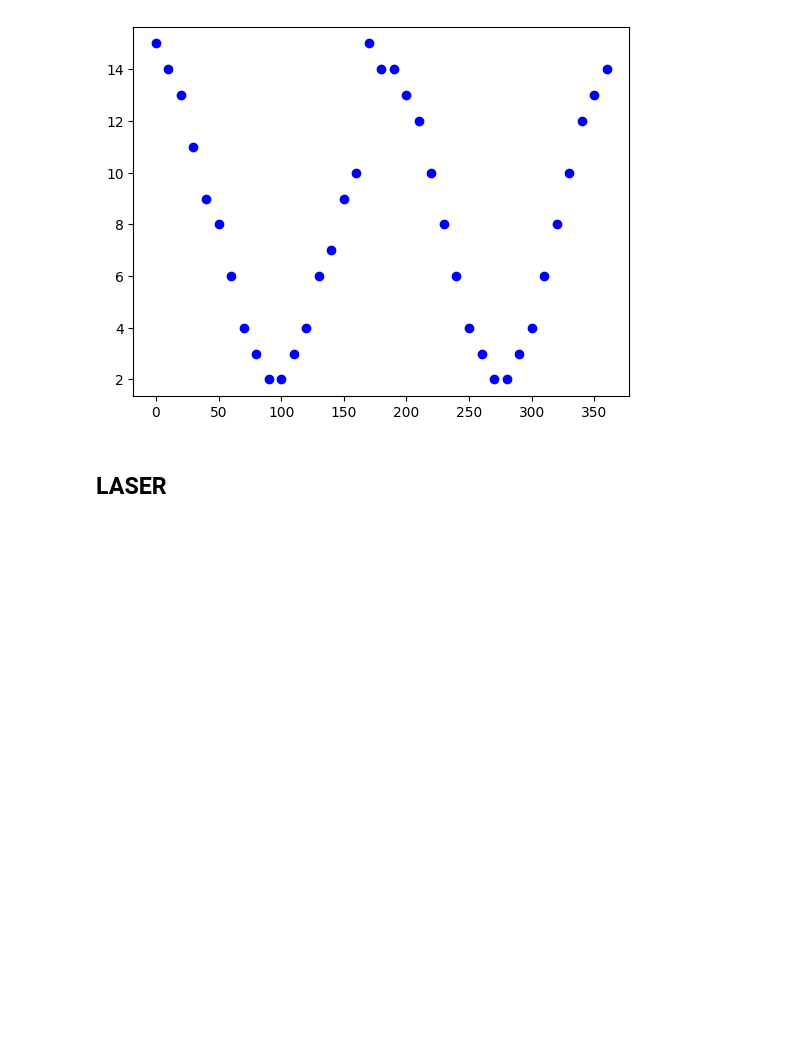
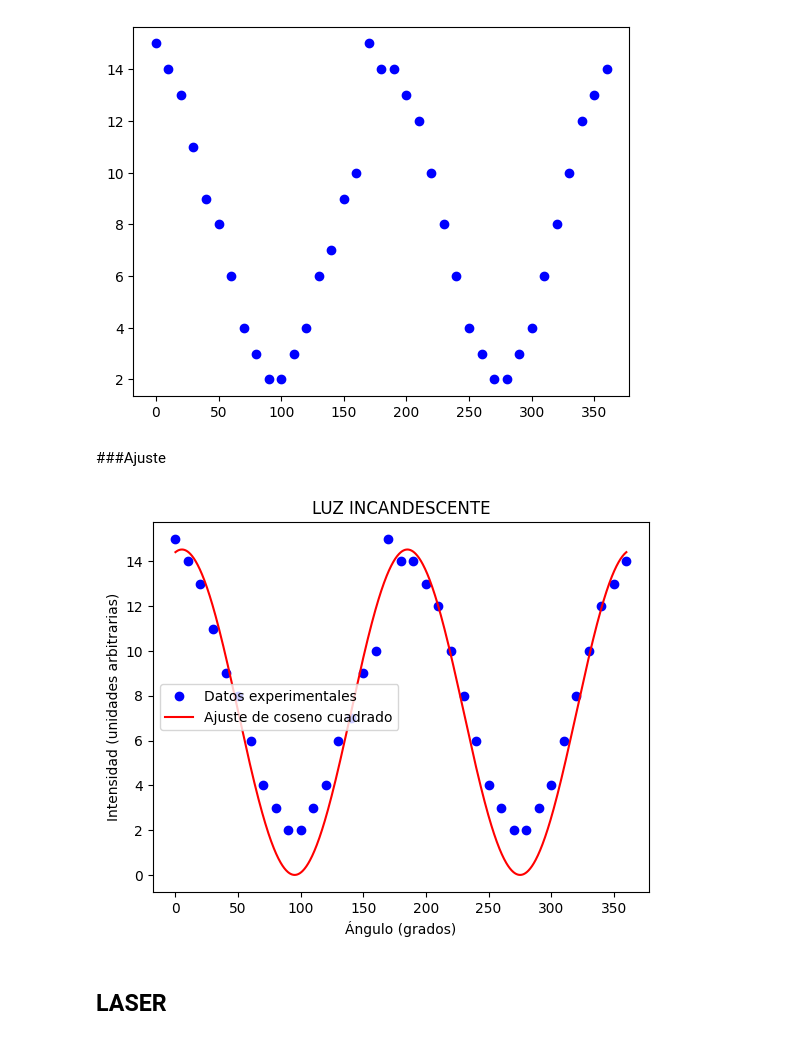
Before and after one commit to MaximilianoVM/PHYSICS_LABS, a Jupyter notebook: Polarización_y_Ley_de_Malus.ipynb, the cells around one changed output. Saved outputs shown, nothing was run; the diff lists cells and outputs as text; code cells hidden in the pictures; blank space fills up the shorter version.

```diff
--- a/Polarización_y_Ley_de_Malus.ipynb
+++ b/Polarización_y_Ley_de_Malus.ipynb
@@ -130,11 +154,12 @@ plt.plot(df1['angulos'], df1['intensidad'], 'bo')
 
 }
 # %%
-an2 = np.array( list(dos.keys()) )
 
-val2 = np.array( list(dos.values()) )
+ang2 = np.array( list(cajita.keys()) )
+
+val2 = np.array( list(cajita.values()) )
 # %%
-df2 = pd.DataFrame({'angulos': an2, 'intensidad': val2})
+df2 = pd.DataFrame({'angulos': ang2, 'intensidad': val2})
 # %%
 df2.head()
 # %% [output]
@@ -149,6 +174,24 @@ plt.plot(df2['angulos'], df2['intensidad'], 'bo')
 # %% [output]
 [<matplotlib.lines.Line2D at 0x...>]
 [figure]
+# %% [markdown]
+###Ajuste
+# %%
+#aplicamos el ajuste
+popt2, pcov2 = curve_fit(cos_sq, df2['angulos'], df2['intensidad'])
+# %%
+#theta_fit = np.linspace(0, 360, 1000) ya estaba definida
+int_fit2 = cos_sq(theta_fit, *popt2)
+
+plt.plot(df2['angulos'], df2['intensidad'], 'bo', label='Datos experimentales')
+plt.plot(theta_fit, int_fit2, 'r-', label='Ajuste de coseno cuadrado')
+plt.xlabel('Ángulo (grados)')
+plt.ylabel('Intensidad (unidades arbitrarias)')
+plt.title('LUZ INCANDESCENTE')
+plt.legend()
+plt.show()
+# %% [output]
+[figure, added]
 # %% [markdown]
 ## LASER
 # %%
```
Also changed, not shown: parts of 23 cells of this notebook.
